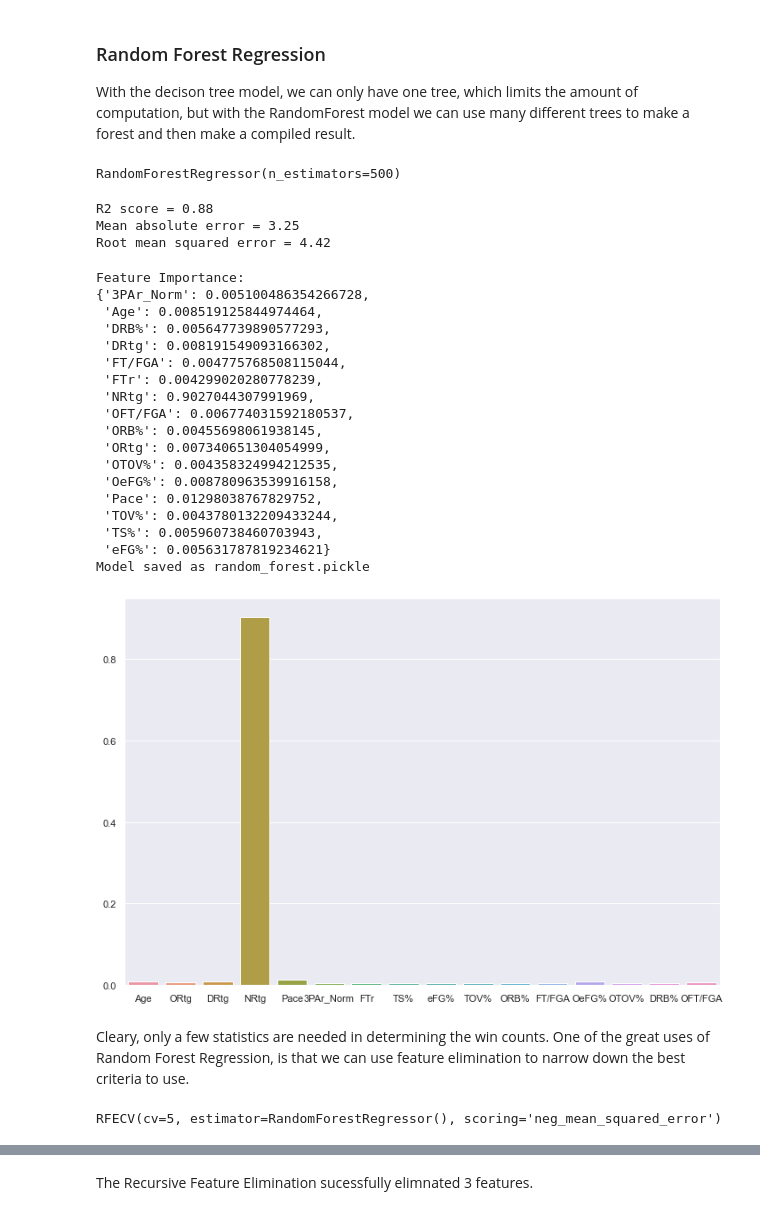
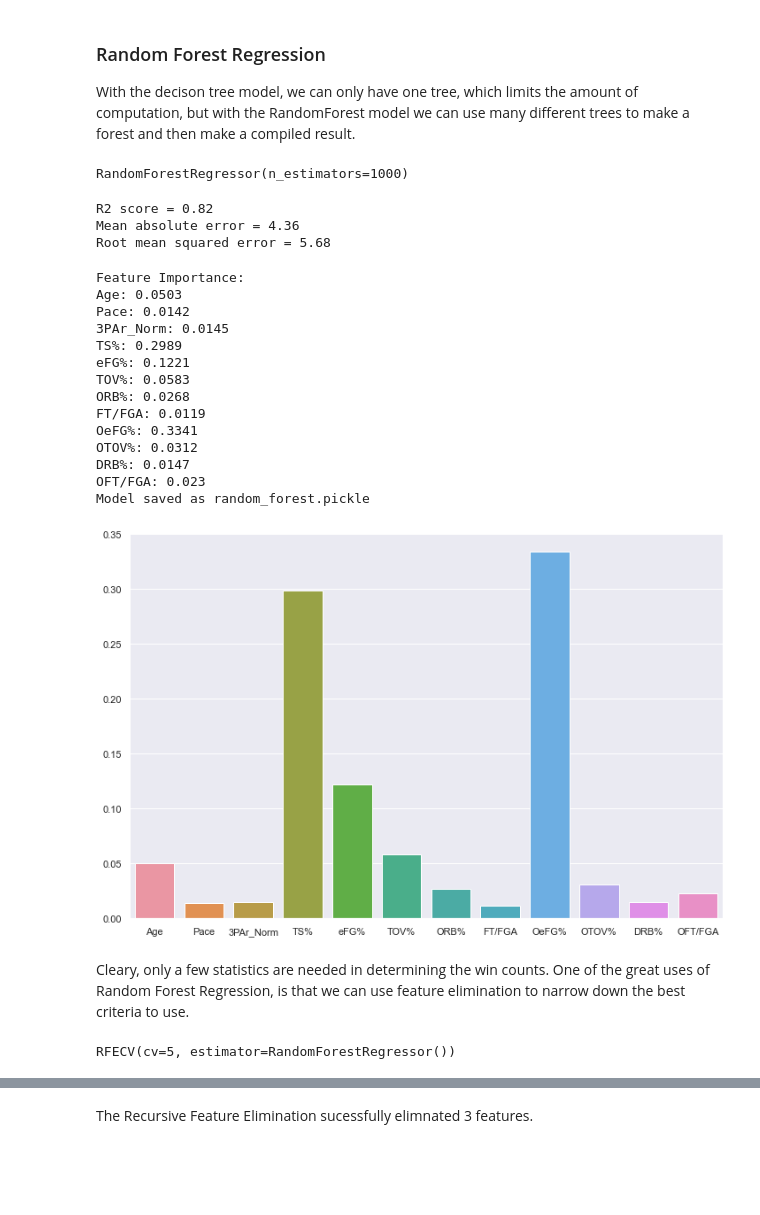
Before and after one commit to gargparthb/nba-data-analysis, a Jupyter notebook: notebooks/tree_models.ipynb, the cells around one changed output, grey strips where cells are left out. Cells and saved outputs as stored; diff of their text form; code cells hidden in the pictures; blank space fills up the shorter version.

```diff
--- a/notebooks/tree_models.ipynb
+++ b/notebooks/tree_models.ipynb
@@ -33,7 +33,7 @@ data = pd.read_csv('../data/teams_normalized.csv')
 
 # separating the dataset into section ready for model fitting
 train, test = train_test_split(data, test_size=0.15, train_size=0.85)
-x_cols = ['Age', 'ORtg', 'DRtg', 'NRtg', 'Pace', '3PAr_Norm', 'FTr', 'TS%', 'eFG%', 'TOV%', 'ORB%', 'FT/FGA', 'OeFG%', 'OTOV%', 'DRB%', 'OFT/FGA']
+x_cols = ['Age', 'Pace', '3PAr_Norm', 'TS%', 'eFG%', 'TOV%', 'ORB%', 'FT/FGA', 'OeFG%', 'OTOV%', 'DRB%', 'OFT/FGA']
 y_col = 'W'
 
 x_train = train[x_cols]
@@ -49,7 +49,8 @@ print(x_train.shape, y_train.shape, x_test.shape, y_test.shape)
 We can select the loss function as the criterion for the decision tree.
 # %%
 decision_tree = tree.DecisionTreeRegressor(
-  max_depth=7
+  max_depth=50,
+  min_samples_leaf=10
 )
 
 decision_tree.fit(x_train, y_train)
@@ -66,7 +67,7 @@ Root mean squared error = 4.82
 # %%
 print('Feature Importance:')
-pprint(
-  dict(zip(x_cols, decision_tree.feature_importances_))
-  )
+dt_fi = dict(zip(x_cols, decision_tree.feature_importances_))
+for key, value in dt_fi.items():
+  print(key+ ":", round(value, 4))
 # %% [output]
 Feature Importance:
@@ -104,58 +99,56 @@ With this .dot file, we can visualize the actual decision tree the computer uses
 With the decison tree model, we can only have one tree, which limits the amount of computation, but with the RandomForest model we can use many different trees to make a forest and then make a compiled result.
 # %%
 random_forest = ensemble.RandomForestRegressor(
-  n_estimators=500
+  n_estimators=1000
 )
 
 random_forest.fit(x_train, y_train)
 # %% [output]
-RandomForestRegressor(n_estimators=500)
+RandomForestRegressor(n_estimators=1000)
 # %%
 score_model(random_forest)
 # %% [output]
-R2 score = 0.88
-Mean absolute error = 3.25
-Root mean squared error = 4.42
+R2 score = 0.82
+Mean absolute error = 4.36
+Root mean squared error = 5.68
 # %%
 rf_feature_importance = dict(zip(x_cols, random_forest.feature_importances_))
 
 print('Feature Importance:')
-pprint(rf_feature_importance)
+rf_fi = dict(zip(x_cols, random_forest.feature_importances_))
+for key, value in rf_fi.items():
+  print(key+ ":", round(value, 4))
 sns.barplot(
   x=list(rf_feature_importance.keys()),
   y=list(rf_feature_importance.values()))
 
 save_model(random_forest, 'random_forest')
 # %% [output]
 Feature Importance:
-{'3PAr_Norm': 0.005100486354266728,
- 'Age': 0.008519125844974464,
- 'DRB%': 0.005647739890577293,
- 'DRtg': 0.008191549093166302,
- 'FT/FGA': 0.004775768508115044,
- 'FTr': 0.004299020280778239,
- 'NRtg': 0.9027044307991969,
- 'OFT/FGA': 0.006774031592180537,
- 'ORB%': 0.00455698061938145,
- 'ORtg': 0.007340651304054999,
- 'OTOV%': 0.004358324994212535,
- 'OeFG%': 0.008780963539916158,
- 'Pace': 0.01298038767829752,
- 'TOV%': 0.0043780132209433244,
- 'TS%': 0.005960738460703943,
- 'eFG%': 0.005631787819234621}
+Age: 0.0503
+Pace: 0.0142
+3PAr_Norm: 0.0145
+TS%: 0.2989
+eFG%: 0.1221
+TOV%: 0.0583
+ORB%: 0.0268
+FT/FGA: 0.0119
+OeFG%: 0.3341
+OTOV%: 0.0312
+DRB%: 0.0147
+OFT/FGA: 0.023
 Model saved as random_forest.pickle
-[figure, old version]
+[figure, new version]
 # %% [markdown]
 Cleary, only a few statistics are needed in determining the win counts. One of the great uses of Random Forest Regression, is that we can use feature elimination to narrow down the best criteria to use.
 # %%
 rfe_estimator = ensemble.RandomForestRegressor()
 rfe = RFECV(
-  rfe_estimator, cv=5, scoring='neg_mean_squared_error'
+  rfe_estimator, cv=5
 )
 rfe.fit(x_train, y_train)
 # %% [output]
-RFECV(cv=5, estimator=RandomForestRegressor(), scoring='neg_mean_squared_error')
+RFECV(cv=5, estimator=RandomForestRegressor())
 # %%
 score_model(rfe)
 # %% [output]
```
Also changed, not shown: parts of 18 cells of this notebook, 18 other files.
